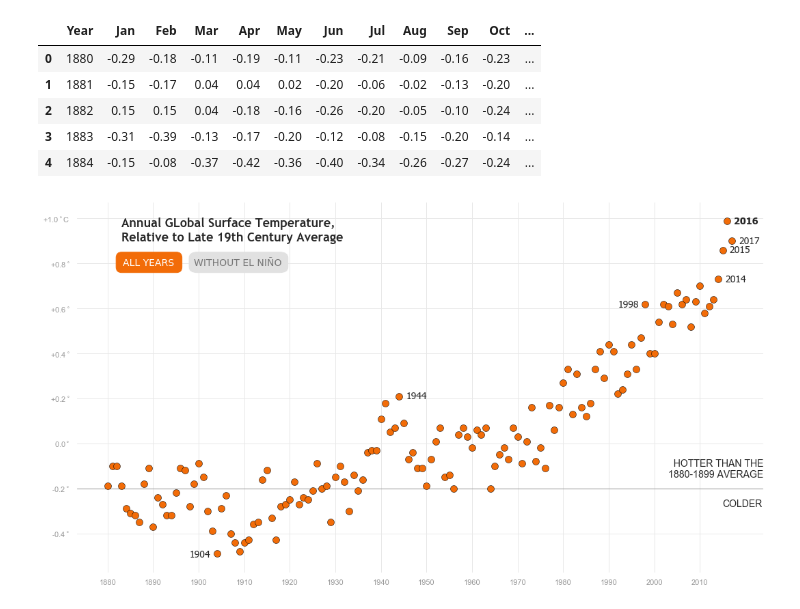
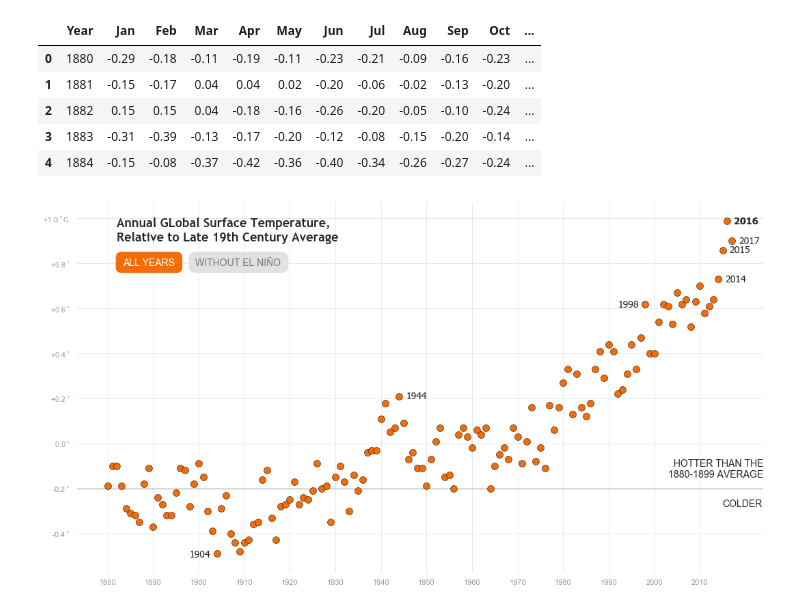
Before and after one commit to MarianDubei/visualization_task1, a Jupyter notebook: task01_Dubei.ipynb, the cells around one changed output. Drawn from its saved outputs; the diff is of its cells as text; code cells hidden in the pictures.

```diff
--- a/task01_Dubei.ipynb
+++ b/task01_Dubei.ipynb
@@ -17,6 +17,7 @@ df.head()
 | 3 | 1883 | -0.31 | -0.39 | -0.13 | -0.17 | -0.20 | -0.12 | -0.08 | -0.15 | -0.20 | -0.14 | ... |
 | 4 | 1884 | -0.15 | -0.08 | -0.37 | -0.42 | -0.36 | -0.40 | -0.34 | -0.26 | -0.27 | -0.24 | ... |
 # %%
+# add general style parameters
 sns.set(rc={'figure.figsize':(18,10)})
 sns.set_style({'axes.facecolor':'white',
                'grid.color': '#e8e8e8',
@@ -30,19 +31,25 @@ ax = sns.scatterplot(x=df["Year"],
                 linewidth=0.5,
                 s=100
                )
-plt.text(1883, 0.9, "Annual GLobal Surface Temperature,\nRelative to Late 19th Century Average",
+
+# add title
+plt.text(1882, 0.9, "Annual GLobal Surface Temperature,\nRelative to Late 19th Century Average",
          fontfamily="Trebuchet MS",
          fontsize=18, weight="bold")
+
+# set axis labels and ticks
 ax.set(xlabel=None, ylabel=None)
 ylabels = list(map(lambda x: "+"+'{:,.1f}'.format(x)+"$^\circ$" if x > 0 else '{:,.1f}'.format(x)+"$^\circ$", ax.get_yticks()))
 ylabels[-2] += "C"
 ax.set_yticklabels(ylabels)
 ax.set_xticks(range(1880, 2020, 10))
 
+# make reference line bold
 ind = ylabels.index('-0.2$^\\circ$')
 gridlines = ax.yaxis.get_gridlines()
 gridlines[ind].set_color("#989898")
 
+# add labels for selected points
 l_point_years = [1904, 1998]
 r_point_years = [1944, 2014, 2015, 2017]
 for year in l_point_years:
@@ -55,42 +62,35 @@ for year in r_point_years:
     plt.text(x+1.5, y-0.013, str(year), fontfamily="Tahoma", fontsize=14)
 plt.text(2016+1.5, df.loc[df['Year'] == 2016]["J-D"]-0.013, "2016", weight='bold', fontfamily="Tahoma", fontsize=14)
 
+# add labels for reference line (1880-1899 average)
 plt.text(2003, -0.15, "  HOTTER THAN THE\n1880-1899 AVERAGE", fontfamily="Arial", fontsize=14)
 plt.text(2015, -0.28, "COLDER", fontfamily="Arial", fontsize=14)
 
-# def remove_nino(points):
-#     for point in points:
-#         point.
-#     plt.show()
-
+# add buttons
 ax1 = ax.inset_axes([0.065, 0.81, 0.08, 0.05])
 ax1.set_frame_on(False)
 ball = Button(ax1, 'ALL YEARS', color = '#f26c08')
 ball.label.set_fontsize(14)
 ball.label.set_color('white')
-ball.label.set_fontfamily("MS PGothic")
 fancybox1 = mpatches.FancyBboxPatch((0.01, 0.275), 1, 0.5,
                                    edgecolor="#f26c08",
                                    facecolor="#f26c08",
                                    boxstyle="round,pad=0.1",
                                    mutation_aspect=3, clip_on=False)
 ax1.add_patch(fancybox1)
-# ball.on_clicked()
 
 ax2 = ax.inset_axes([0.175, 0.81, 0.12, 0.05])
 ax2.set_frame_on(False)
 bnino = Button(ax2, 'WITHOUT EL NIÑO', color = '#e1e1e1')
 bnino.label.set_fontsize(14)
 bnino.label.set_color('#777777')
-bnino.label.set_fontfamily("MS PGothic")
 fancybox2 = mpatches.FancyBboxPatch((0.01, 0.275), 1, 0.5,
                                    edgecolor="#e1e1e1",
                                    facecolor="#e1e1e1",
                                    boxstyle="round,pad=0.1",
                                    mutation_aspect=3, clip_on=False)
 ax2.add_patch(fancybox2)
-# bnino.on_clicked()
 
 plt.show()
 # %% [output]
-[figure, old version]
+[figure, new version]
```
Also changed, not shown: 1 other file.
